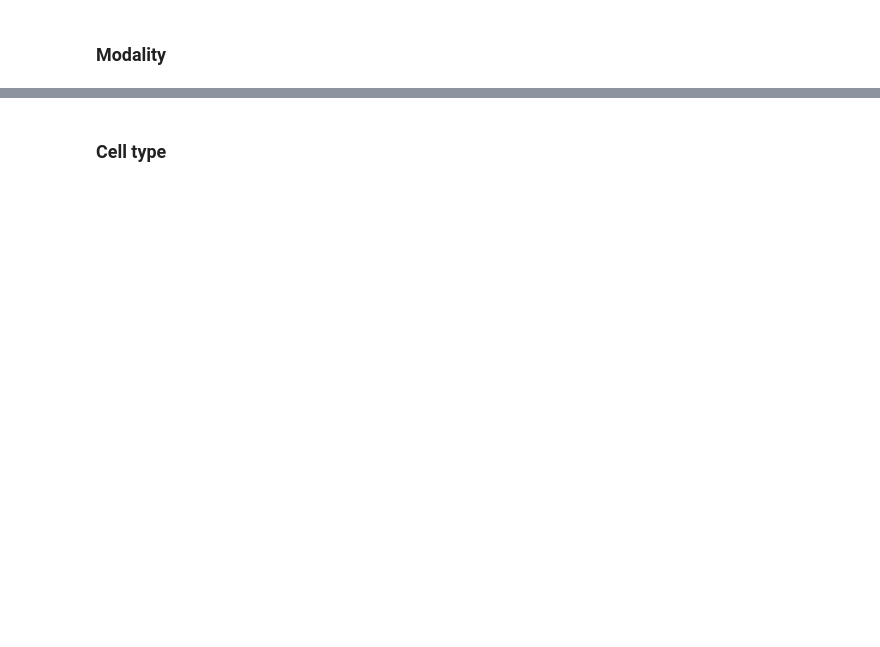
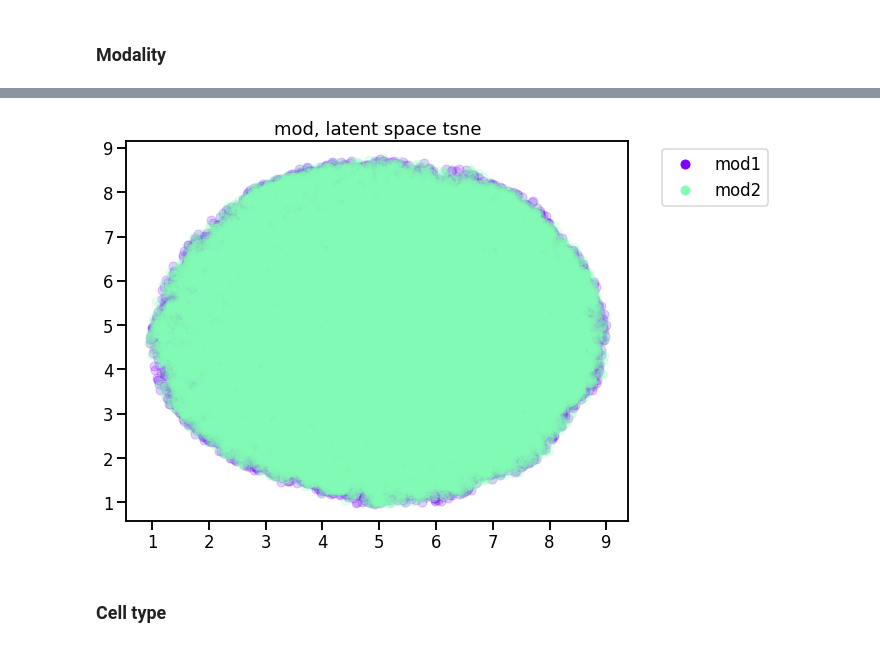
Before and after one commit to gcgreenberg/cae, a Jupyter notebook: eval.ipynb, the cells around one changed output, grey strips where cells are left out. Drawn from its saved outputs; the diff is of its cells as text; code cells hidden in the pictures; blank space fills up the shorter version.

```diff
--- a/eval.ipynb
+++ b/eval.ipynb
@@ -134,3 +173,7 @@ plot_latent(adata_mod1, adata_mod2, 'mod', 'test')
+# %%
+plot_latent(adata_mod1, adata_mod2, 'mod')
+# %% [output]
+[figure, added]
 # %% [markdown]
 ### Cell type
 # %%
```
Also changed, not shown: parts of 26 cells of this notebook, 4 other files.
